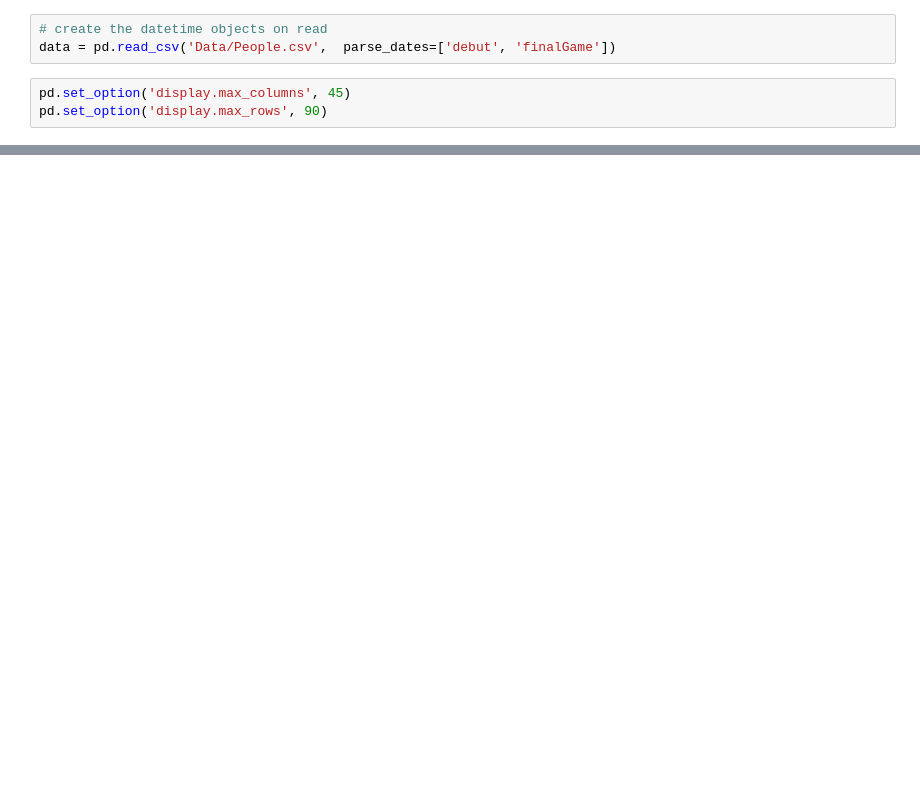
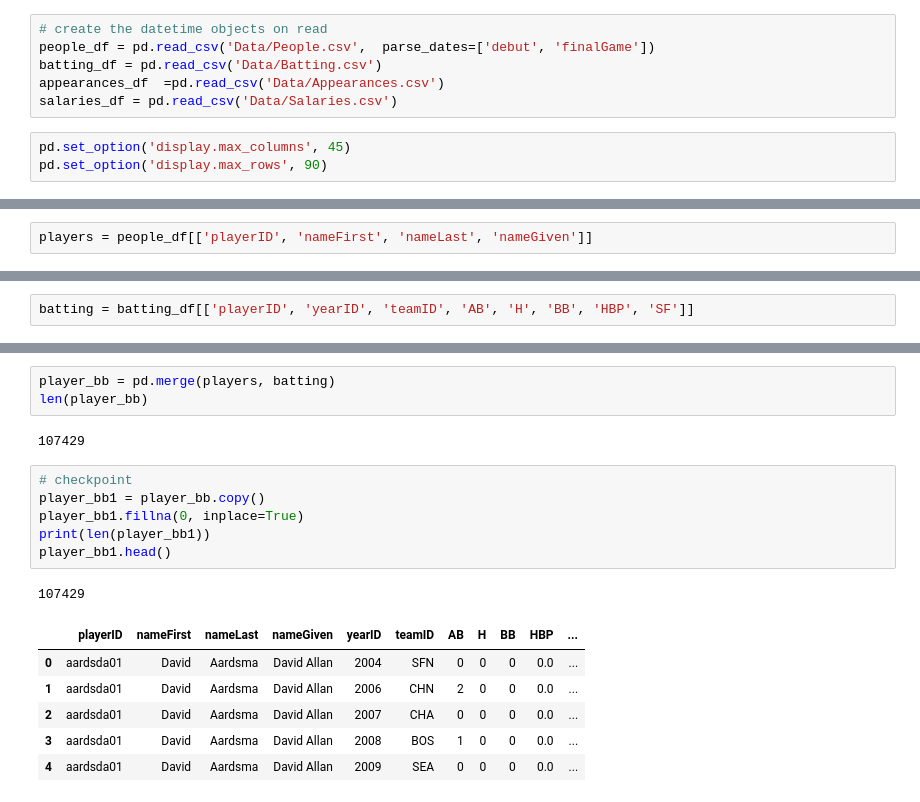
Before and after one commit to mpatterson73/moneyball, a Jupyter notebook: moneyball.ipynb, the cells around one changed output, grey strips where cells are left out. Cells and saved outputs as stored; diff of their text form; blank space fills up the shorter version.

Commit message:
completed OBP for player

```diff
--- a/moneyball.ipynb
+++ b/moneyball.ipynb
@@ -26,7 +28,10 @@ import pandas as pd
 import numpy as np
 # %%
 # create the datetime objects on read
-data = pd.read_csv('Data/People.csv',  parse_dates=['debut', 'finalGame'])
+people_df = pd.read_csv('Data/People.csv',  parse_dates=['debut', 'finalGame'])
+batting_df = pd.read_csv('Data/Batting.csv')
+appearances_df  =pd.read_csv('Data/Appearances.csv')
+salaries_df = pd.read_csv('Data/Salaries.csv')
 # %%
 pd.set_option('display.max_columns', 45)
 pd.set_option('display.max_rows', 90)
@@ -47 +45,3 @@ data.head(10)
+# %%
+players = people_df[['playerID', 'nameFirst', 'nameLast', 'nameGiven']]
 # %%
@@ -66,0 +68,2 @@ memory usage: 3.7+ MB
+# %%
+batting = batting_df[['playerID', 'yearID', 'teamID', 'AB', 'H', 'BB', 'HBP', 'SF']]
@@ -66,0 +88,19 @@ memory usage: 3.7+ MB
+# %%
+player_bb = pd.merge(players, batting)
+len(player_bb)
+# %% [output]
+107429
+# %%
+# checkpoint
+player_bb1 = player_bb.copy()
+player_bb1.fillna(0, inplace=True)
+print(len(player_bb1))
+player_bb1.head()
+# %% [output]
+107429
+|  | playerID | nameFirst | nameLast | nameGiven | yearID | teamID | AB | H | BB | HBP | ... |
+| 0 | aardsda01 | David | Aardsma | David Allan | 2004 | SFN | 0 | 0 | 0 | 0.0 | ... |
+| 1 | aardsda01 | David | Aardsma | David Allan | 2006 | CHN | 2 | 0 | 0 | 0.0 | ... |
+| 2 | aardsda01 | David | Aardsma | David Allan | 2007 | CHA | 0 | 0 | 0 | 0.0 | ... |
+| 3 | aardsda01 | David | Aardsma | David Allan | 2008 | BOS | 1 | 0 | 0 | 0.0 | ... |
+| 4 | aardsda01 | David | Aardsma | David Allan | 2009 | SEA | 0 | 0 | 0 | 0.0 | ... |
```
Also changed, not shown: parts of 21 cells of this notebook, 1 other file.
